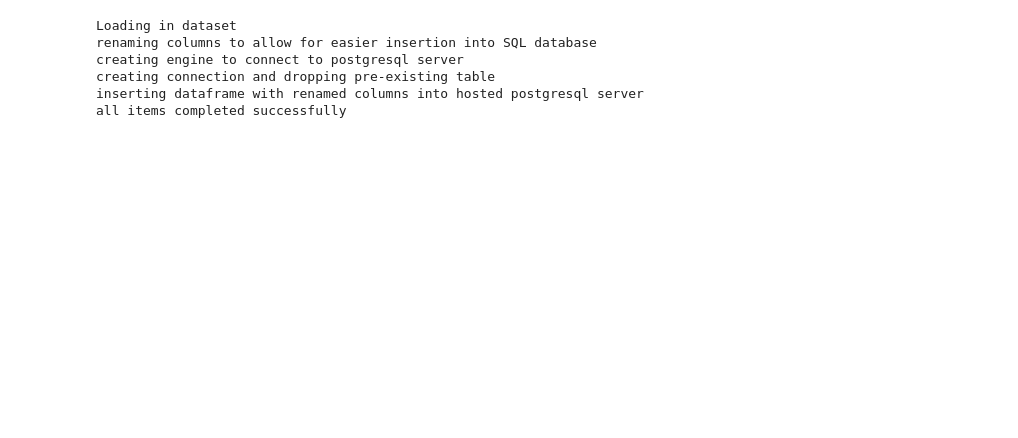
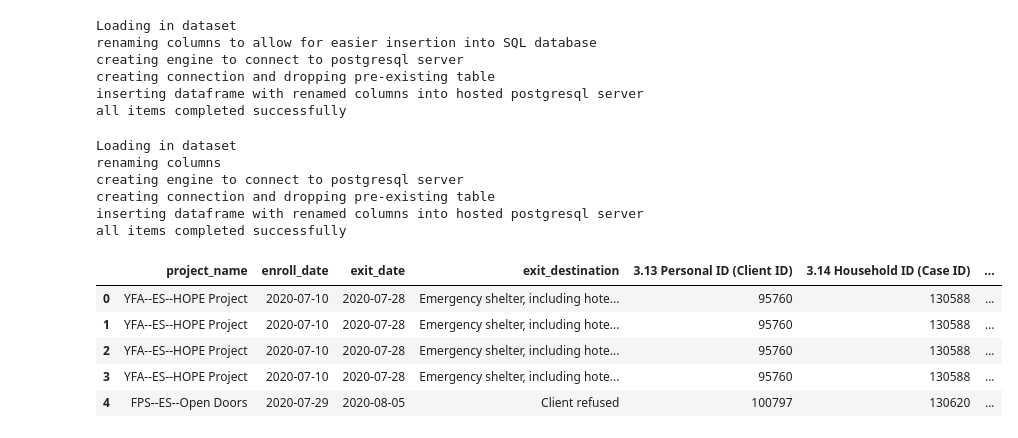
Before and after one commit to iesous-kurios/famprom, a Jupyter notebook: Upload_to_postgresql.ipynb, the cells around one changed output. Saved outputs shown, nothing was run; the diff lists cells and outputs as text; code cells hidden in the pictures; blank space fills up the shorter version.

```diff
--- a/Upload_to_postgresql.ipynb
+++ b/Upload_to_postgresql.ipynb
@@ -21,7 +21,7 @@ DB_URL = 'postgres://vytvspcu:dY-9LiIppKfYL94d9ShVXApCBayxPu9Z@drona.db.elephant
 
 print('Loading in dataset')
 
-df = pd.read_excel('/content/DAM_Aug26_2020.xlsx')
+df = pd.read_excel('/content/DAM_Sep23_2020.xlsx')
 
 print('renaming columns to allow for easier insertion into SQL database')
 
@@ -197,7 +197,7 @@ DB_URL = 'postgres://vytvspcu:dY-9LiIppKfYL94d9ShVXApCBayxPu9Z@drona.db.elephant
 
 print('Loading in dataset')
 
-services = pd.read_excel('/content/services_Aug18_2020.xlsx')
+services = pd.read_excel('/content/services_Sep15_2020.xlsx')
 
 print('renaming columns')
 
@@ -216,3 +216,19 @@ services.to_sql('services', engine, if_exists='replace')
 
 
 print('all items completed successfully')
+# %% [output]
+Loading in dataset
+renaming columns
+creating engine to connect to postgresql server
+creating connection and dropping pre-existing table
+inserting dataframe with renamed columns into hosted postgresql server
+all items completed successfully
+# %%
+df.head()
+# %% [output]
+|  | project_name | enroll_date | exit_date | exit_destination | 3.13 Personal ID (Client ID) | 3.14 Household ID (Case ID) | ... |
+| 0 | YFA--ES--HOPE Project | 2020-07-10 | 2020-07-28 | Emergency shelter, including hote... | 95760 | 130588 | ... |
+| 1 | YFA--ES--HOPE Project | 2020-07-10 | 2020-07-28 | Emergency shelter, including hote... | 95760 | 130588 | ... |
+| 2 | YFA--ES--HOPE Project | 2020-07-10 | 2020-07-28 | Emergency shelter, including hote... | 95760 | 130588 | ... |
+| 3 | YFA--ES--HOPE Project | 2020-07-10 | 2020-07-28 | Emergency shelter, including hote... | 95760 | 130588 | ... |
+| 4 | FPS--ES--Open Doors | 2020-07-29 | 2020-08-05 | Client refused | 100797 | 130620 | ... |
```
Also changed, not shown: parts of 1 cell of this notebook.
